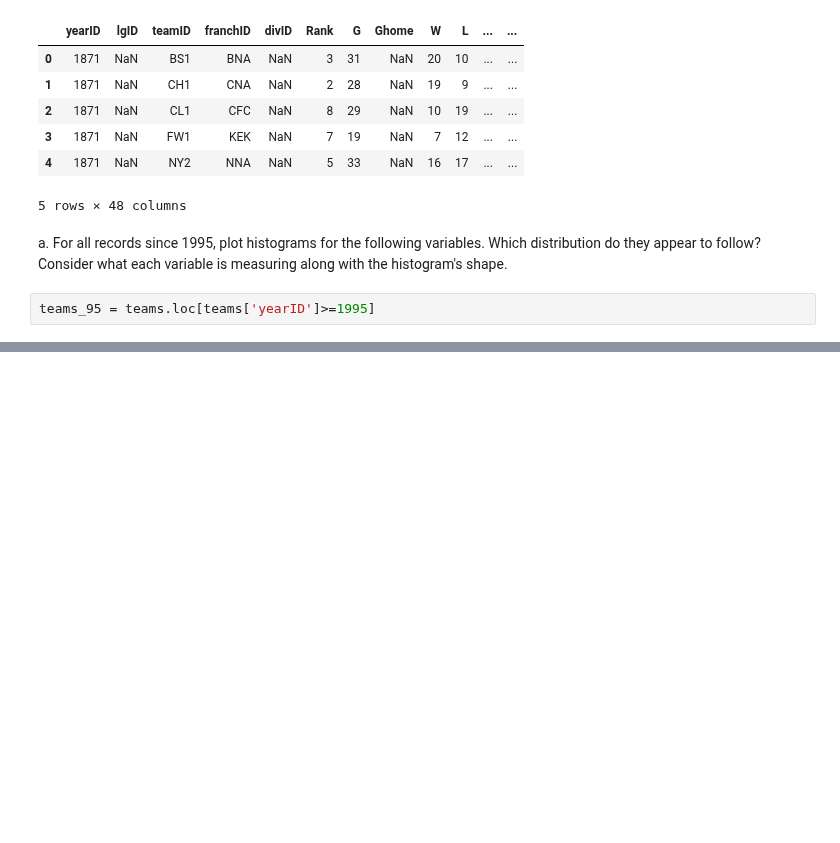
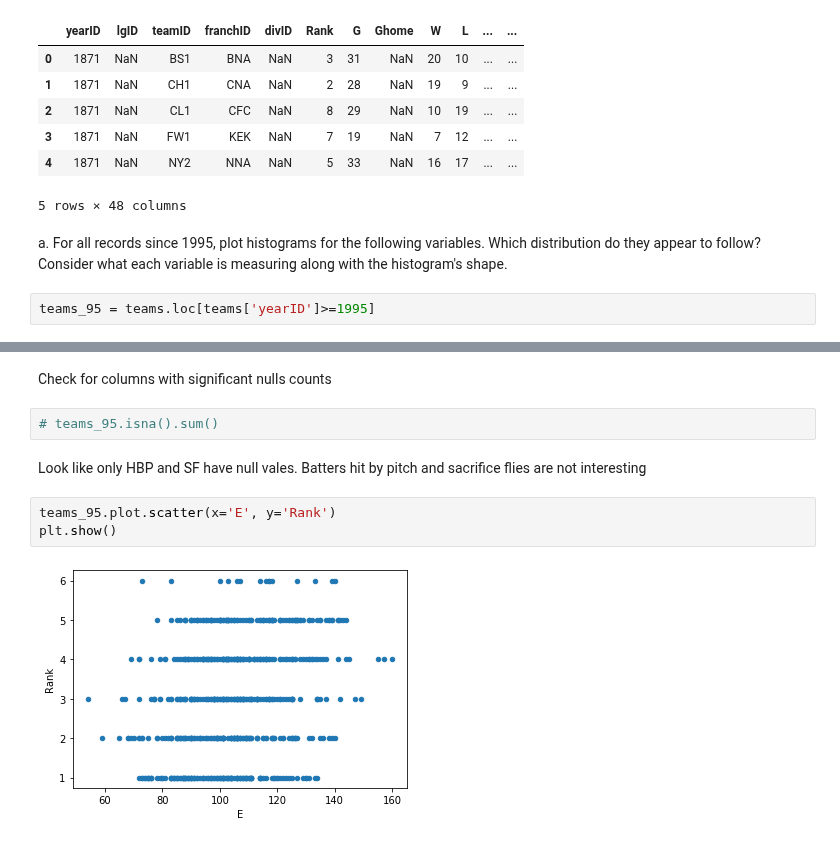
Before and after one commit to DJGump/module-work-DSI06, a Jupyter notebook: dgump-python-exam-dsi06/dgump-DSI06-python-self-sufficiency-exam.ipynb, the cells around one changed output, grey strips where cells are left out. Saved outputs shown, nothing was run; the diff lists cells and outputs as text; blank space fills up the shorter version.

```diff
--- a/dgump-python-exam-dsi06/dgump-DSI06-python-self-sufficiency-exam.ipynb
+++ b/dgump-python-exam-dsi06/dgump-DSI06-python-self-sufficiency-exam.ipynb
@@ -92,0 +138,11 @@ Stolen bases seems to skew right, with most bases stolen by a team a year being
+# %% [markdown]
+Check for columns with significant nulls counts
+# %%
+# teams_95.isna().sum()
+# %% [markdown]
+Look like only HBP and SF have null vales. Batters hit by pitch and sacrifice flies are not interesting
+# %%
+teams_95.plot.scatter(x='E', y='Rank')
+plt.show()
+# %% [output]
+[figure, added]
```
Also changed, not shown: parts of 23 cells of this notebook.
